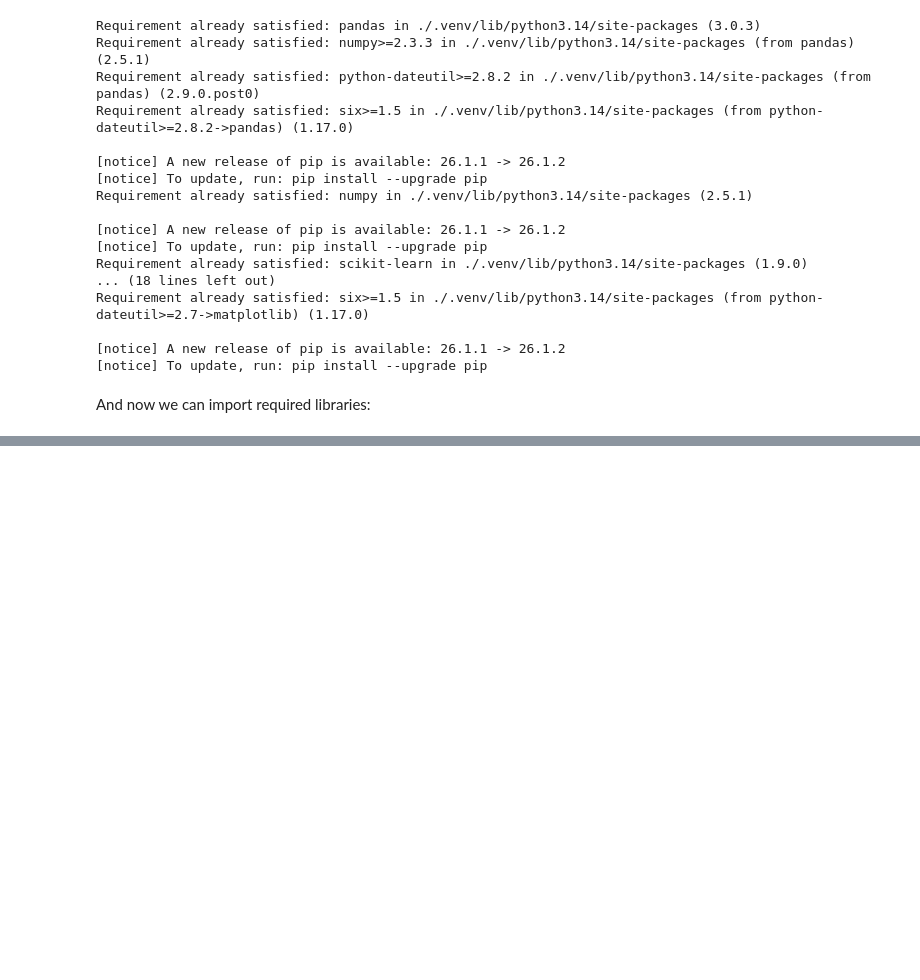
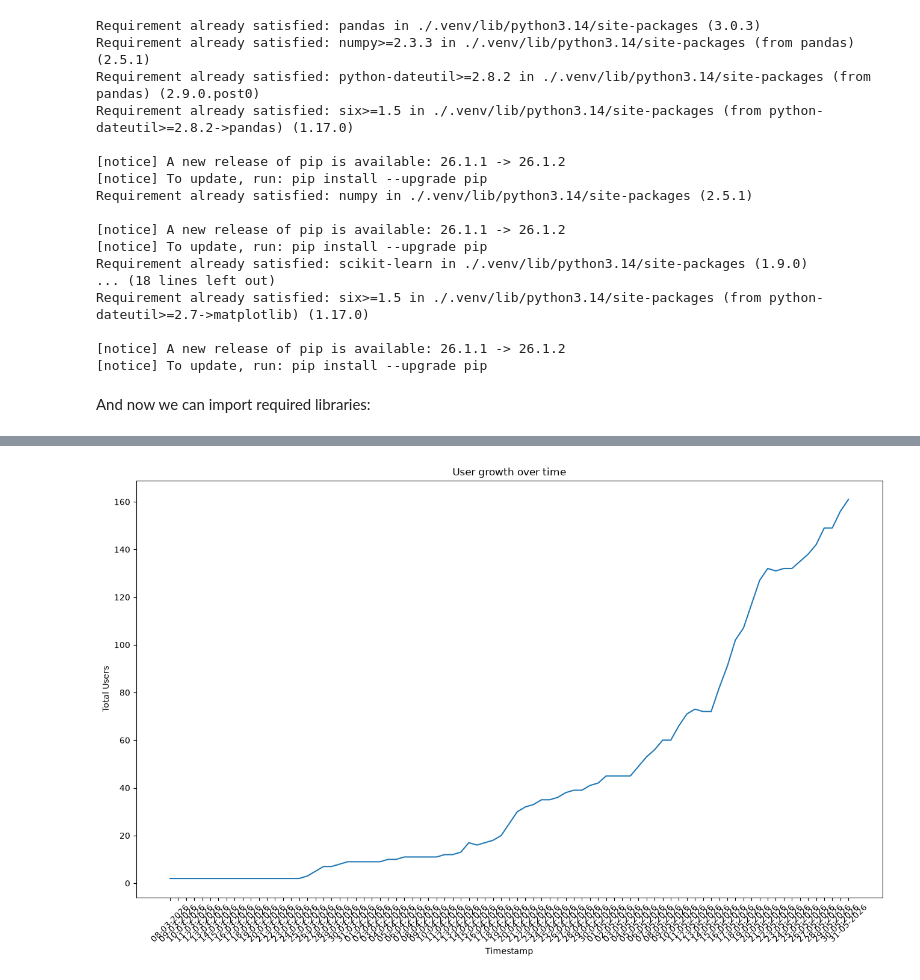
Before and after one commit to Arut3nCodes/ggc-server-user-growth-analysis, a Jupyter notebook: user-growth-analysis.ipynb, the cells around one changed output, grey strips where cells are left out. Cells and saved outputs as stored; diff of their text form; code cells hidden in the pictures; blank space fills up the shorter version.

Commit message:
A few changes to chapter 2 content and added example plot

```diff
--- a/user-growth-analysis.ipynb
+++ b/user-growth-analysis.ipynb
@@ -59,3 +57,7 @@ All the data was gathered to file user_net_growth.csv. File contains such data a
 The data gathered does not perfectly show the user net dynamics, as there were some records missing and there is no clear timestamp for when and which user did leave. The users leaving are deduced based on the total number of users shown in the user joined message and the loss is aggregated to the day the timestamp has shown loss (by showing same total or less than before), so when there were days where no users left, the loss might not have been aggregated properly.
 
 Now we import the data from the csv file:
+# %%
+user_data = pd.read_csv('user_net_growth.csv')  # Load user data from a CSV file
+
+user_data.head()  # Display the first few rows of the dataset
@@ -61,0 +75,10 @@ Now we import the data from the csv file:
+# %%
+fig, ax = plt.subplots(figsize=(16, 9))  # Create a figure and axis for the plot
+ax.plot(user_data['timestamp'], user_data['total_users'])  # Plot total users over time
+ax.set_xlabel('Timestamp')  # Label the x-axis
+ax.set_ylabel('Total Users')  # Label the y-axis
+ax.set_title('User growth over time')  # Set the title of the plot
+plt.xticks(rotation=45)  # Rotate x-axis labels for better readability
+plt.show()  # Show the plot of user growth over time
+# %% [output]
+[figure, added]
```
Also changed, not shown: parts of 4 cells of this notebook.
